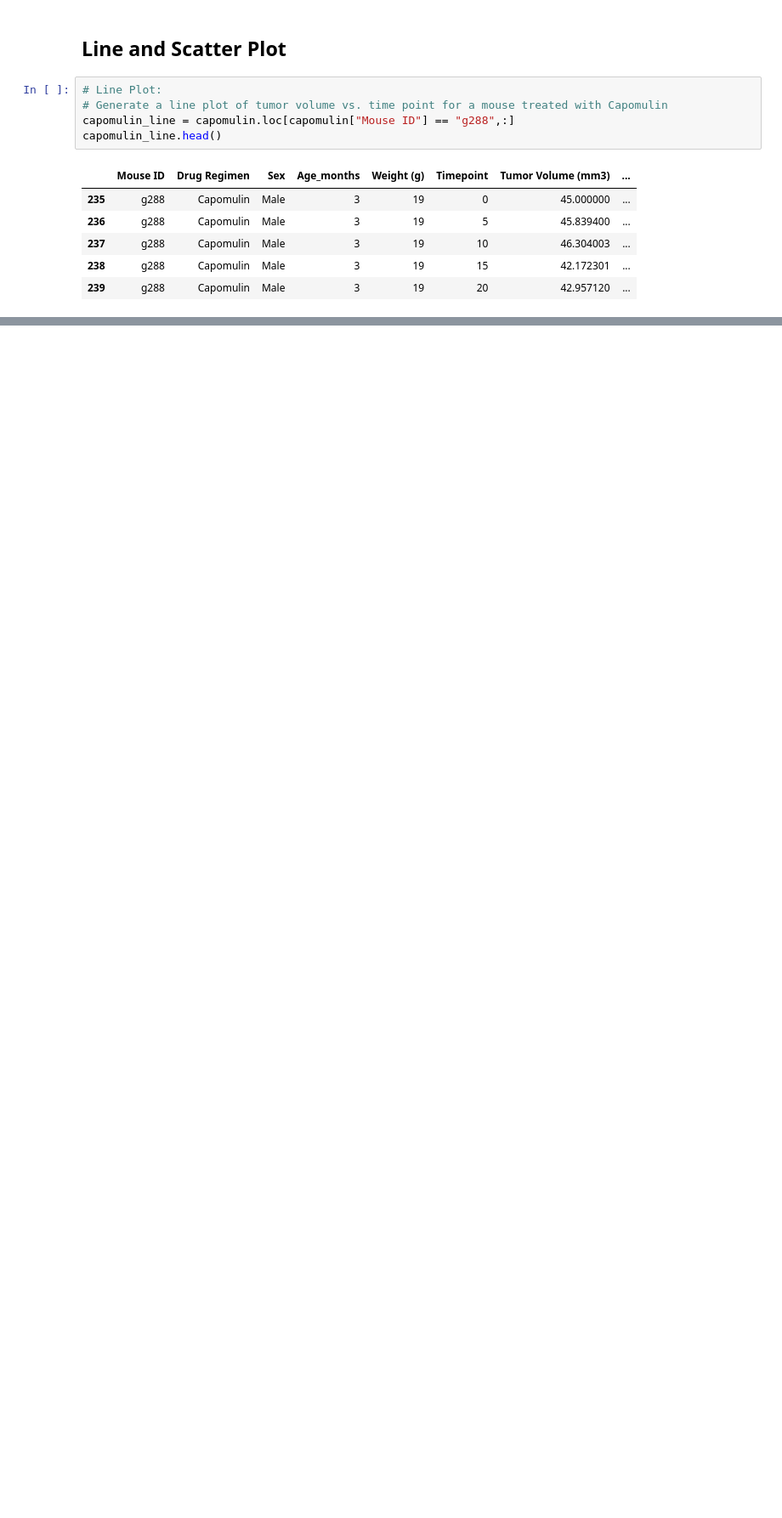
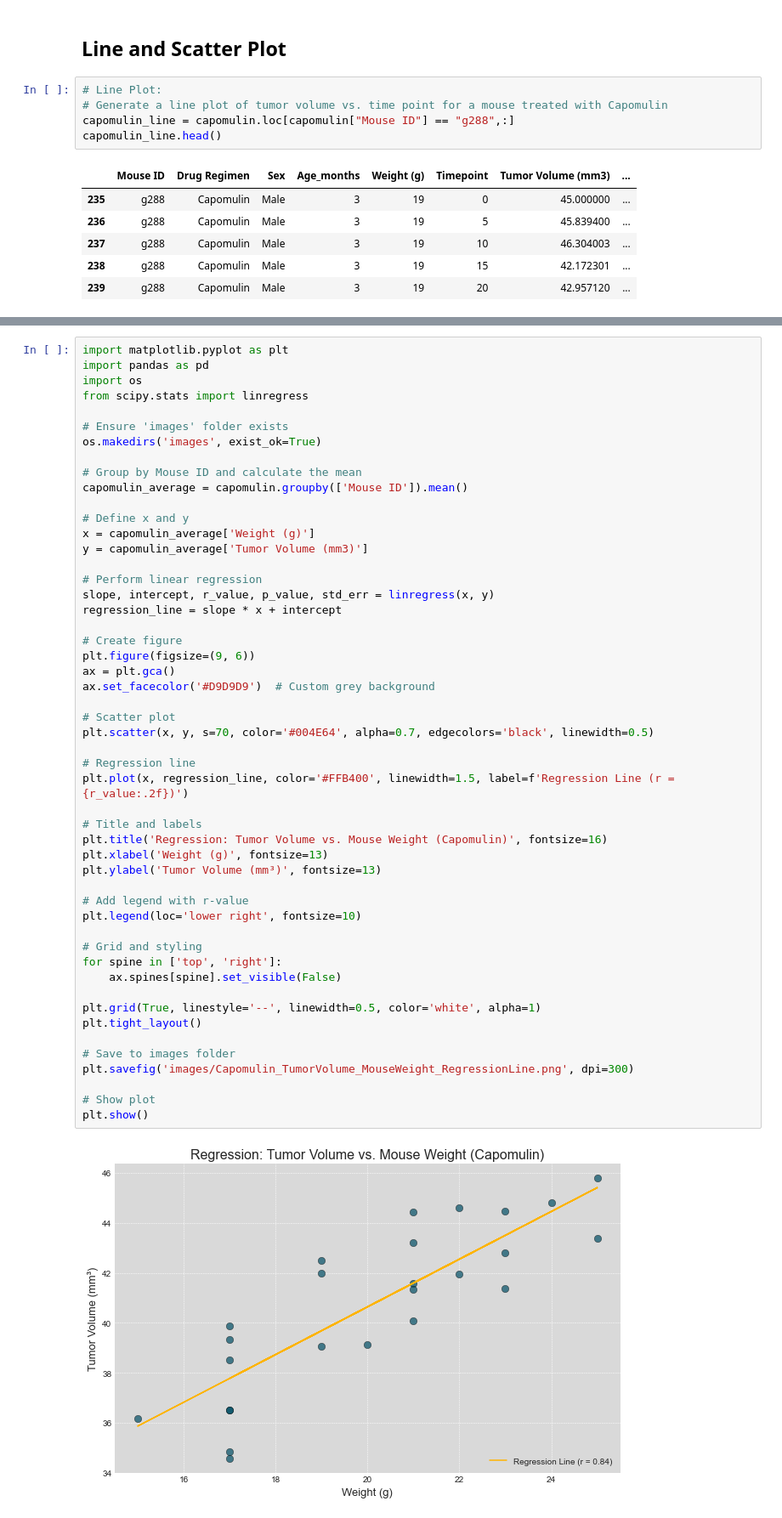
Before and after one commit to mathewqpmiller/Matplotlib-Pymaceuticals_Analysis, a Jupyter notebook: Matplotlib_Pharmaceuticals_Analysis.ipynb, the cells around one changed output, grey strips where cells are left out. Shown: that part at 85% size. Saved outputs shown, nothing was run; the diff lists cells and outputs as text; blank space fills up the shorter version.

```diff
--- a/Matplotlib_Pharmaceuticals_Analysis.ipynb
+++ b/Matplotlib_Pharmaceuticals_Analysis.ipynb
@@ -1045,0 +1019,53 @@ plt.show()
+# %%
+import matplotlib.pyplot as plt
+import pandas as pd
+import os
+from scipy.stats import linregress
+
+# Ensure 'images' folder exists
+os.makedirs('images', exist_ok=True)
+
+# Group by Mouse ID and calculate the mean
+capomulin_average = capomulin.groupby(['Mouse ID']).mean()
+
+# Define x and y
+x = capomulin_average['Weight (g)']
+y = capomulin_average['Tumor Volume (mm3)']
+
+# Perform linear regression
+slope, intercept, r_value, p_value, std_err = linregress(x, y)
+regression_line = slope * x + intercept
+
+# Create figure
+plt.figure(figsize=(9, 6))
+ax = plt.gca()
+ax.set_facecolor('#D9D9D9')  # Custom grey background
+
+# Scatter plot
+plt.scatter(x, y, s=70, color='#004E64', alpha=0.7, edgecolors='black', linewidth=0.5)
+
+# Regression line
+plt.plot(x, regression_line, color='#FFB400', linewidth=1.5, label=f'Regression Line (r = {r_value:.2f})')
+
+# Title and labels
+plt.title('Regression: Tumor Volume vs. Mouse Weight (Capomulin)', fontsize=16)
+plt.xlabel('Weight (g)', fontsize=13)
+plt.ylabel('Tumor Volume (mm³)', fontsize=13)
+
+# Add legend with r-value
+plt.legend(loc='lower right', fontsize=10)
+
+# Grid and styling
+for spine in ['top', 'right']:
+    ax.spines[spine].set_visible(False)
+
+plt.grid(True, linestyle='--', linewidth=0.5, color='white', alpha=1)
+plt.tight_layout()
+
+# Save to images folder
+plt.savefig('images/Capomulin_TumorVolume_MouseWeight_RegressionLine.png', dpi=300)
+
+# Show plot
+plt.show()
+# %% [output]
+[figure, added]
```
Also changed, not shown: parts of 9 cells of this notebook, 6 other files.
